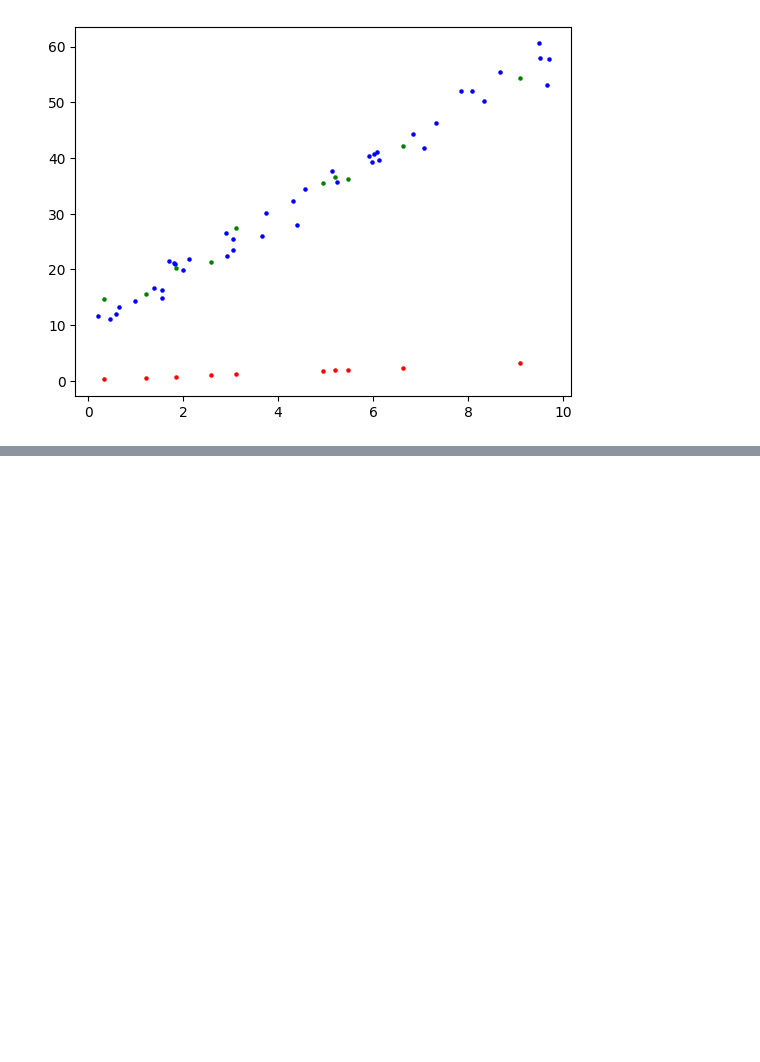
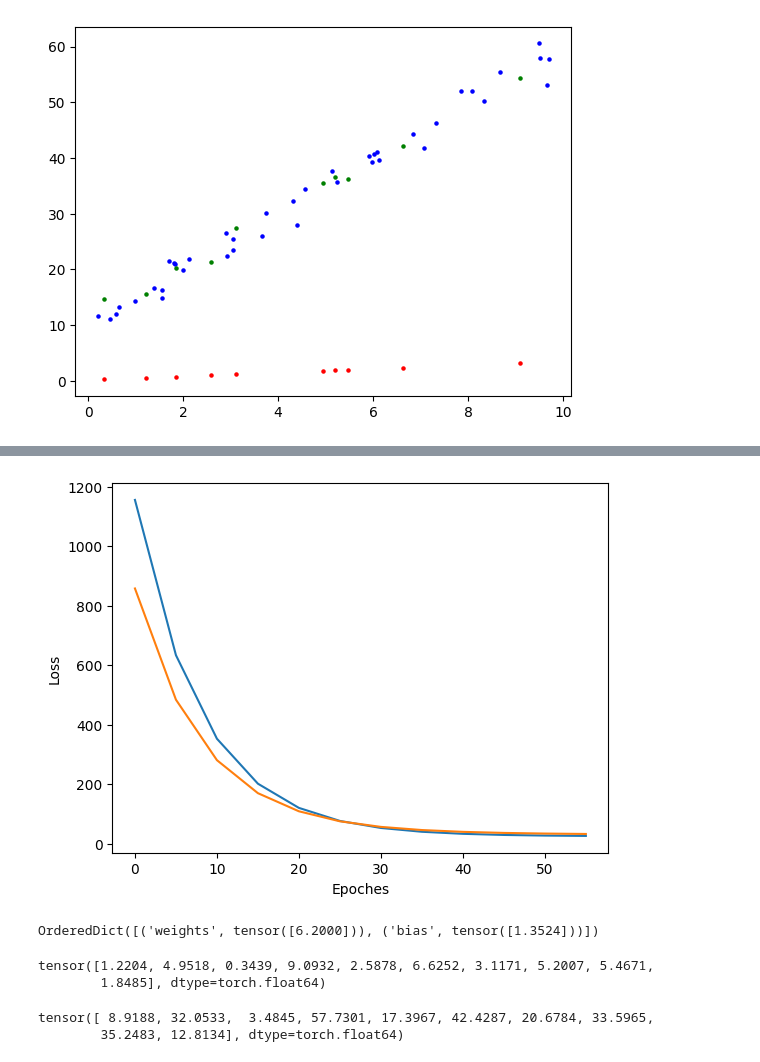
Before and after one commit to IbrahimEmreYildiz/Deep-Learning-Training, a Jupyter notebook: PyTorchTrainingSteps.ipynb, the cells around one changed output, grey strips where cells are left out. Cells and saved outputs as stored; diff of their text form; code cells hidden in the pictures; blank space fills up the shorter version.

Commit message:
basic training

```diff
--- a/PyTorchTrainingSteps.ipynb
+++ b/PyTorchTrainingSteps.ipynb
@@ -121,14 +121,35 @@ plt.scatter(X_test, y_pred, c="r", s=5, label= "Prediction Data")
 [figure]
 # %%
 loss_fn=nn.MSELoss()
-optimizer= torch.optim.SGD(params=model_0.parameters(), lr=0.01)
+optimizer= torch.optim.SGD(params=model_0.parameters(), lr=0.001)
 # %%
 torch.manual_seed(42)
 
-epochs = 200
+epochs = 60
 train_loss_values=[]
 test_loss_values=[]
 epoch_count= []
 
-for epoch in range(epochs)
-    pass
+for epoch in range(epochs):
+    #train mode
+    model_0.train()
+    #prediction
+    y_pred= model_0(X_train)
+    #loss calculation
+    loss= loss_fn(y_pred, y_train)
+    #back prop
+    optimizer.zero_grad()
+    loss.backward()
+    optimizer.step()
+    #evaulation değerlendirme modu
+    model_0.eval()# test modu
+    #eğitimi test etme
+    with torch.inference_mode():
+        test_pred= model_0(X_test)
+        test_loss= loss_fn(test_pred, y_test) #loss_fn(test_pred, y_test.type(torch.float)
+
+        if epoch %5==0:
+            epoch_count.append(epoch)
+            train_loss_values.append(loss.detach().numpy())
+            test_loss_values.append(test_loss.detach().numpy())
+            print(f"Epoch: {epoch}, Train Loss: {loss}, Test Loss: {test_loss}")
@@ -134,0 +169,12 @@ for epoch in range(epochs)
+# %%
+plt.plot(epoch_count, train_loss_values, label= "Train Loss")
+plt.plot(epoch_count, test_loss_values, label= "Test Loss")
+plt.ylabel("Loss")
+plt.xlabel("Epoches")
+plt.show()
+# %% [output]
+[figure, added]
+# %%
+model_0.state_dict()
+# %% [output]
+OrderedDict([('weights', tensor([6.2000])), ('bias', tensor([1.3524]))])
@@ -134,0 +185,10 @@ for epoch in range(epochs)
+# %%
+X_test
+# %% [output]
+tensor([1.2204, 4.9518, 0.3439, 9.0932, 2.5878, 6.6252, 3.1171, 5.2007, 5.4671,
+        1.8485], dtype=torch.float64)
+# %%
+y_preds
+# %% [output]
+tensor([ 8.9188, 32.0533,  3.4845, 57.7301, 17.3967, 42.4287, 20.6784, 33.5965,
+        35.2483, 12.8134], dtype=torch.float64)
```
Also changed, not shown: parts of 3 cells of this notebook.
